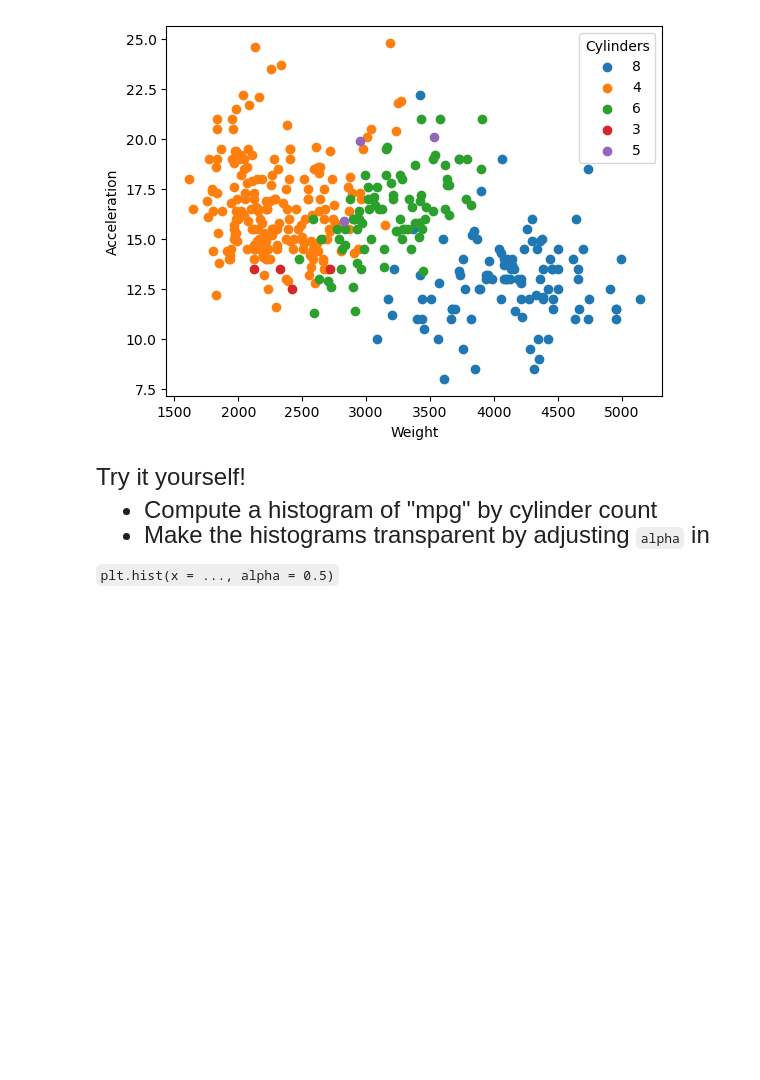
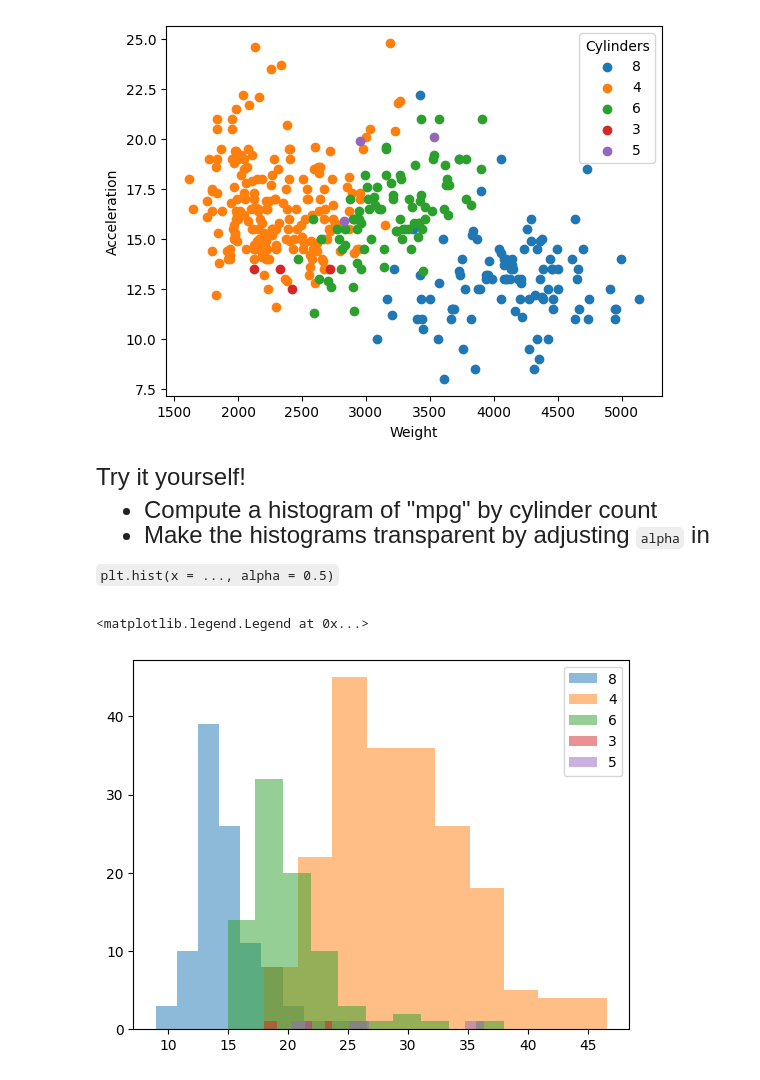
Before and after one commit to alejandrosanchezbecerra/qtm151spring2023, a Jupyter notebook: Lecture 10/Lecture 10.ipynb, the cells around one changed output. Saved outputs shown, nothing was run; the diff lists cells and outputs as text; code cells hidden in the pictures; blank space fills up the shorter version.

```diff
--- a/Lecture 10/Lecture 10.ipynb
+++ b/Lecture 10/Lecture 10.ipynb
@@ -264,6 +278,9 @@ data_varthreshold_mpg = carfeatures.query("mpg >= @threshold")
 
 carfeatures["new variable"] = carfeatures["mpg"]
 data_spacesthreshold_mpg = carfeatures.query("`new variable` >= 25")
+# %%
+carfeatures["new variable two"] = carfeatures["mpg"]
+data_spacesthreshold_mpg_two = carfeatures.query("`new variable two` >= 25")
 # %% [markdown]
 <font size = "5">
 
@@ -344,0 +366,13 @@ Try it yourself!
+# %%
+# Write your own code
+
+list_unique_cylinders = pd.unique(carfeatures["cylinders"])
+
+for category_value in list_unique_cylinders:
+    temporarydataframe = carfeatures.query("cylinders == @category_value")
+    plt.hist(temporarydataframe["mpg"],alpha = 0.5)
+
+plt.legend(labels = list_unique_cylinders)
+# %% [output]
+<matplotlib.legend.Legend at 0x...>
+[figure, added]
```
Also changed, not shown: parts of 8 cells of this notebook.
